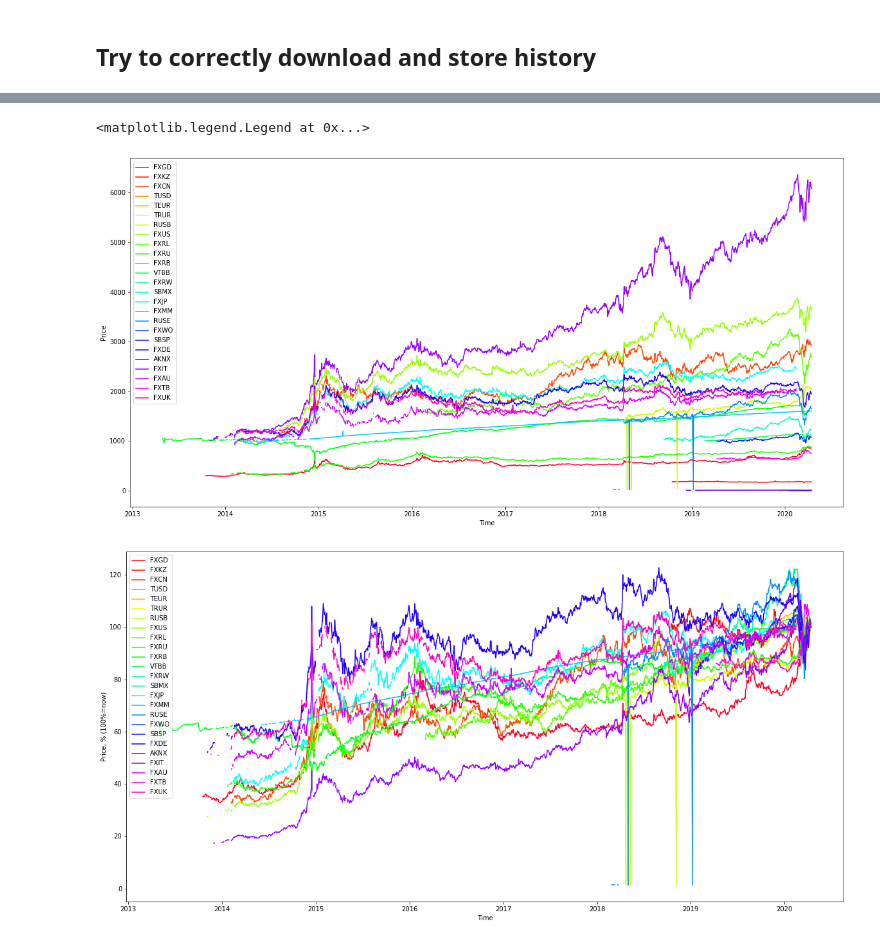
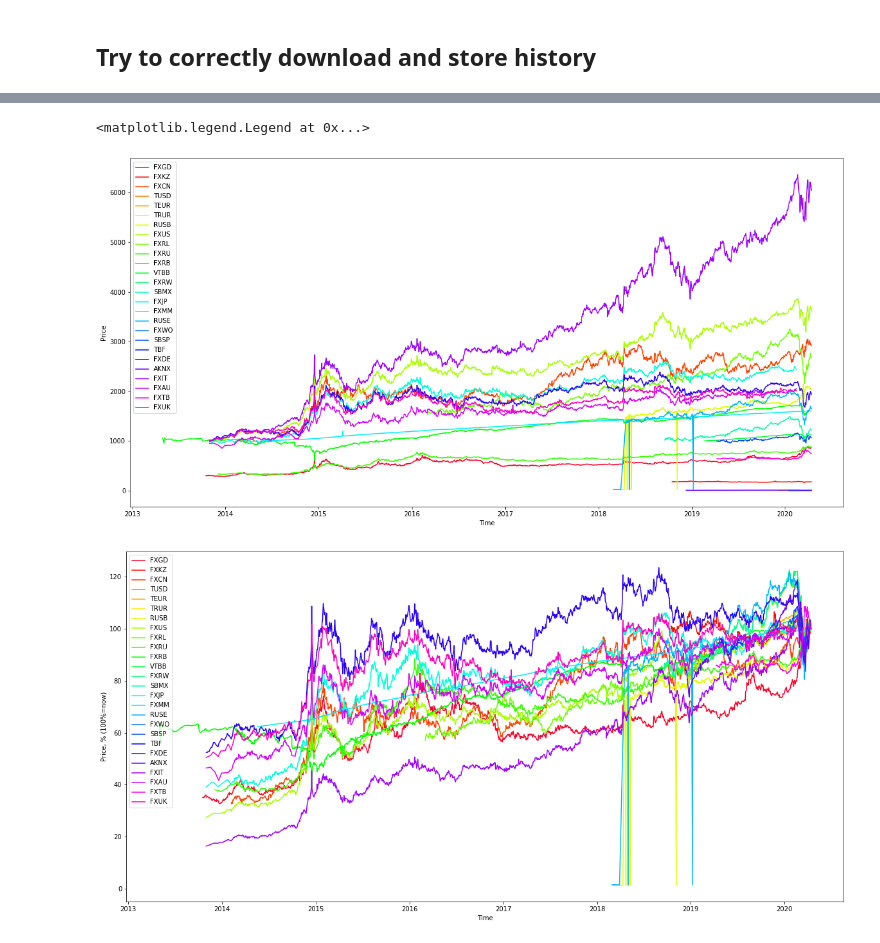
Before and after one commit to Alexander-Serov/tinkoff_analysis, a Jupyter notebook: main-analysis.ipynb, the cells around one changed output, grey strips where cells are left out. Saved outputs shown, nothing was run; the diff lists cells and outputs as text; code cells hidden in the pictures.

```diff
--- a/main-analysis.ipynb
+++ b/main-analysis.ipynb
@@ -91,36 +91,39 @@ scalarMap = mplcm.ScalarMappable(norm=cNorm, cmap=cm)
 
 def get_last_not_nan(lst):
     for el in lst[::-1]:
         if not np.isnan(el):
             return el
 
     return np.nan
 
 
 plt.figure(figsize = (20,10))
 ax = plt.gca()
 ax.set_prop_cycle(color=[scalarMap.to_rgba(i) for i in range(M)])
 for ticker in tickers:
-    t = data['time'].values
-    y = data[ticker+'_c'] # / get_last_not_nan(data[ticker+'_c']) * 100
+    filter = (data.ticker == ticker)
+    t = data.loc[filter, 'time'].values
+    y = data.loc[filter, 'c'].values # / get_last_not_nan(data[ticker+'_c']) * 100
+#     print(ticker, y)
     plt.plot(t, y, label=ticker)
 
 plt.ylabel('Price')
 plt.xlabel('Time')
 plt.legend()
 
 plt.figure(figsize = (20,10))
 ax = plt.gca()
 ax.set_prop_cycle(color=[scalarMap.to_rgba(i) for i in range(M)])
 for ticker in tickers:
-    t = data['time'].values
-    y = data[ticker+'_c'] / get_last_not_nan(data[ticker+'_c']) * 100
+    filter = data.ticker == ticker
+    t = data.loc[filter, 'time'].values
+    y = data.loc[filter, 'c'] / get_last_not_nan(data.loc[filter, 'c']) * 100
     plt.plot(t, y, label=ticker)
 
 plt.ylabel('Price, % (100%=now)')
 plt.xlabel('Time')
 plt.legend()
 # %% [output]
 <matplotlib.legend.Legend at 0x...>
-[figure, old version]
+[figure, new version]
-[figure, old version]
+[figure, new version]
```
Also changed, not shown: parts of 4 cells of this notebook, 1 other file.
